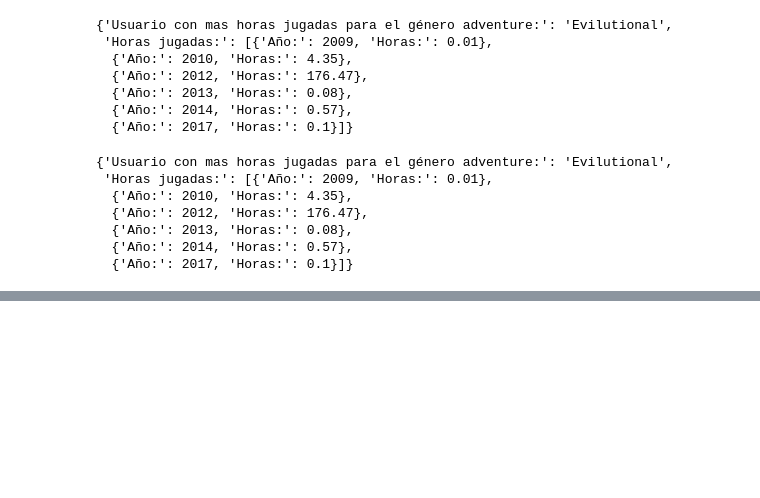
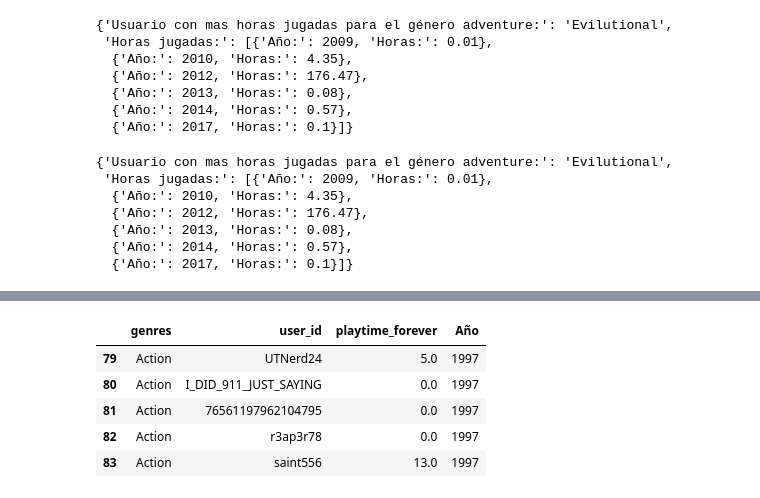
Before and after one commit to AlterCaimi/PI1_MLOps_Steam, a Jupyter notebook: API/userforgenre.ipynb, the cells around one changed output, grey strips where cells are left out. Saved outputs shown, nothing was run; the diff lists cells and outputs as text; code cells hidden in the pictures; blank space fills up the shorter version.

```diff
--- a/API/userforgenre.ipynb
+++ b/API/userforgenre.ipynb
@@ -195,0 +258,12 @@ UserForGenre('adventure')
+# %%
+df['Año'] = df['release_date'].dt.year
+# %%
+df.drop(columns=['id', 'item_id', 'release_date'], inplace=True)
+df.head()
+# %% [output]
+|  | genres | user_id | playtime_forever | Año |
+| 79 | Action | UTNerd24 | 5.0 | 1997 |
+| 80 | Action | I_DID_911_JUST_SAYING | 0.0 | 1997 |
+| 81 | Action | 76561197962104795 | 0.0 | 1997 |
+| 82 | Action | r3ap3r78 | 0.0 | 1997 |
+| 83 | Action | saint556 | 13.0 | 1997 |
```
Also changed, not shown: parts of 14 cells of this notebook, 4 other files.
